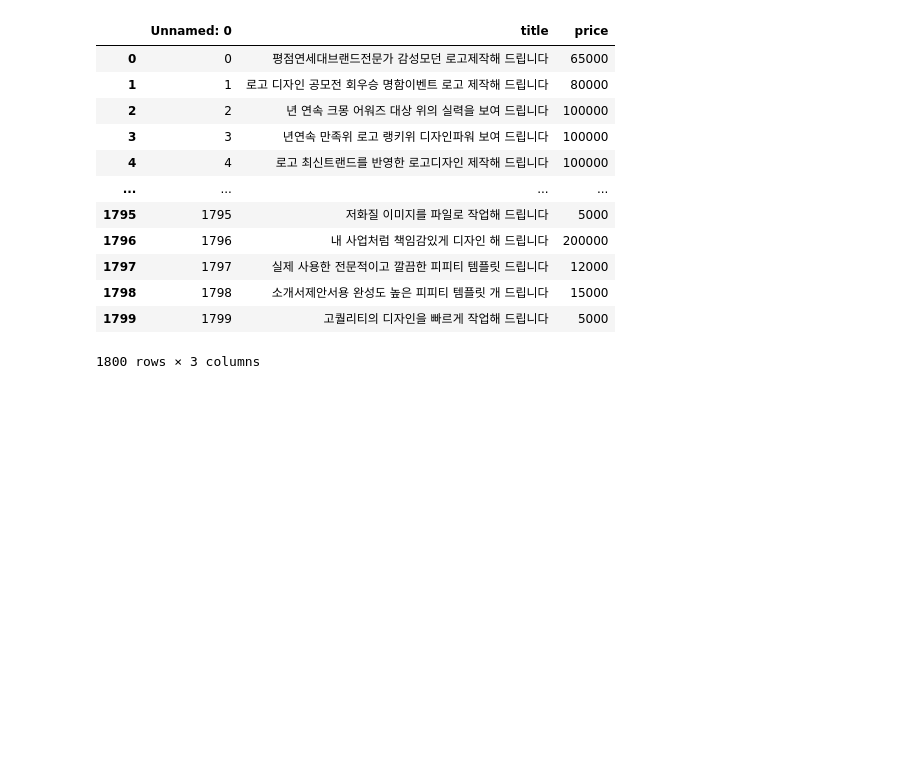
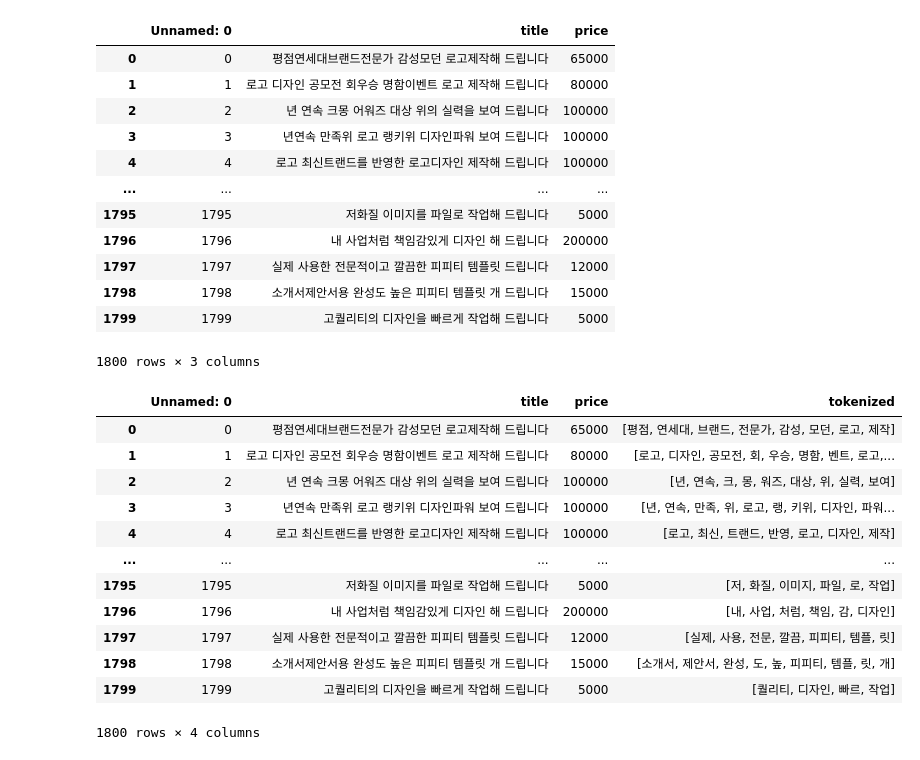
Before and after one commit to sumu97/Study, a Jupyter notebook: NLProject.ipynb, the cells around one changed output. Cells and saved outputs as stored; diff of their text form; code cells hidden in the pictures; blank space fills up the shorter version.

```diff
--- a/NLProject.ipynb
+++ b/NLProject.ipynb
@@ -61,2 +63,4 @@ df
 # %%
 df['price'] = df['price'].str.replace("[,~원]","")
+# %%
+f = lambda x : int(x)
@@ -80,0 +108,16 @@ df
+# %%
+df
+# %% [output]
+|  | Unnamed: 0 | title | price | tokenized |
+| 0 | 0 | 평점연세대브랜드전문가 감성모던 로고제작해 드립니다 | 65000 | [평점, 연세대, 브랜드, 전문가, 감성, 모던, 로고, 제작] |
+| 1 | 1 | 로고 디자인 공모전 회우승 명함이벤트 로고 제작해 드립니다 | 80000 | [로고, 디자인, 공모전, 회, 우승, 명함, 벤트, 로고,... |
+| 2 | 2 | 년 연속 크몽 어워즈 대상 위의 실력을 보여 드립니다 | 100000 | [년, 연속, 크, 몽, 워즈, 대상, 위, 실력, 보여] |
+| 3 | 3 | 년연속 만족위 로고 랭키위 디자인파워 보여 드립니다 | 100000 | [년, 연속, 만족, 위, 로고, 랭, 키위, 디자인, 파워... |
+| 4 | 4 | 로고 최신트랜드를 반영한 로고디자인 제작해 드립니다 | 100000 | [로고, 최신, 트랜드, 반영, 로고, 디자인, 제작] |
+| ... | ... | ... | ... | ... |
+| 1795 | 1795 | 저화질 이미지를 파일로 작업해 드립니다 | 5000 | [저, 화질, 이미지, 파일, 로, 작업] |
+| 1796 | 1796 | 내 사업처럼 책임감있게 디자인 해 드립니다 | 200000 | [내, 사업, 처럼, 책임, 감, 디자인] |
+| 1797 | 1797 | 실제 사용한 전문적이고 깔끔한 피피티 템플릿 드립니다 | 12000 | [실제, 사용, 전문, 깔끔, 피피티, 템플, 릿] |
+| 1798 | 1798 | 소개서제안서용 완성도 높은 피피티 템플릿 개 드립니다 | 15000 | [소개서, 제안서, 완성, 도, 높, 피피티, 템플, 릿, 개] |
+| 1799 | 1799 | 고퀄리티의 디자인을 빠르게 작업해 드립니다 | 5000 | [퀄리티, 디자인, 빠르, 작업] |
+1800 rows × 4 columns
```
Also changed, not shown: parts of 37 cells of this notebook.
